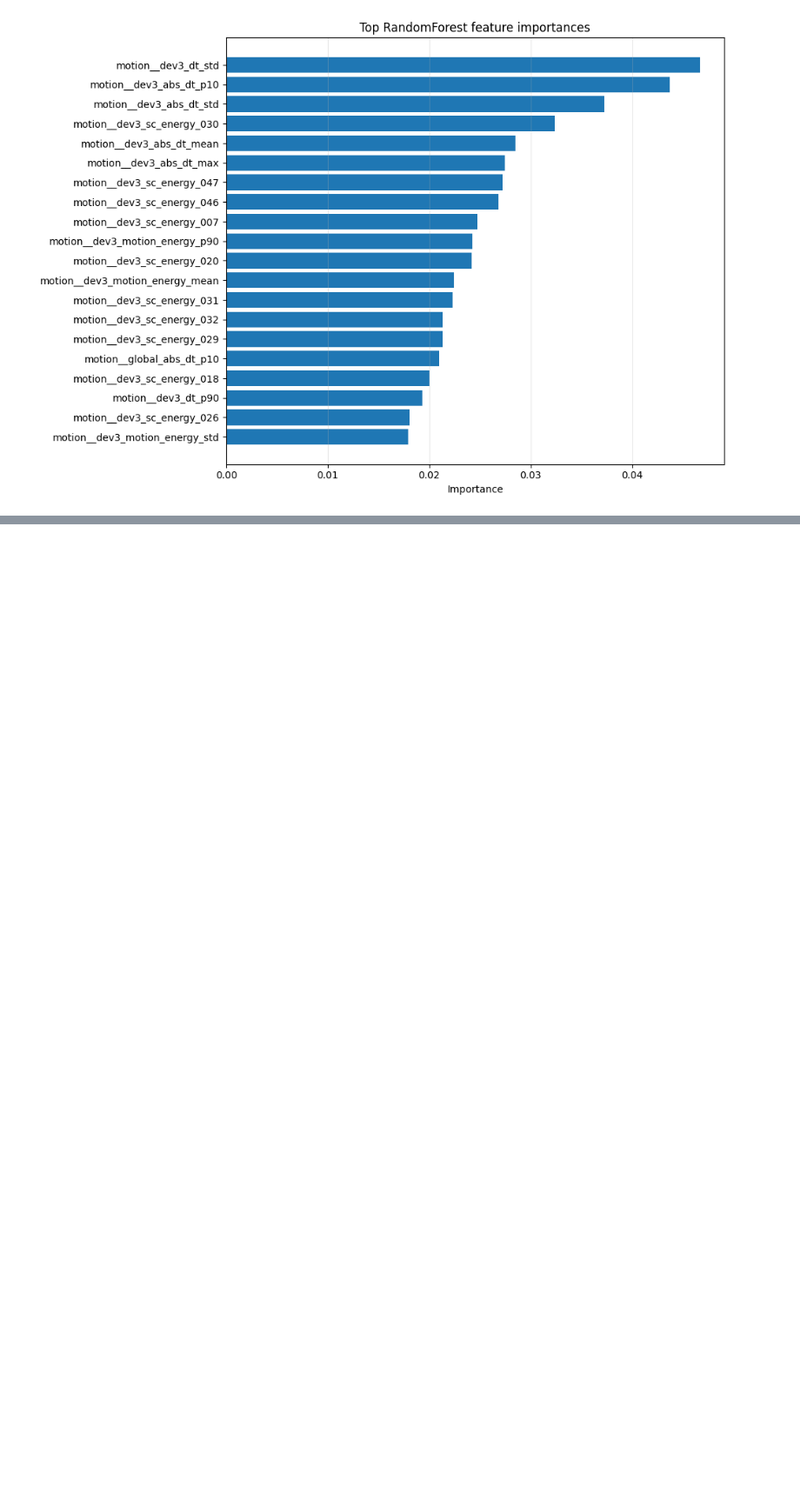
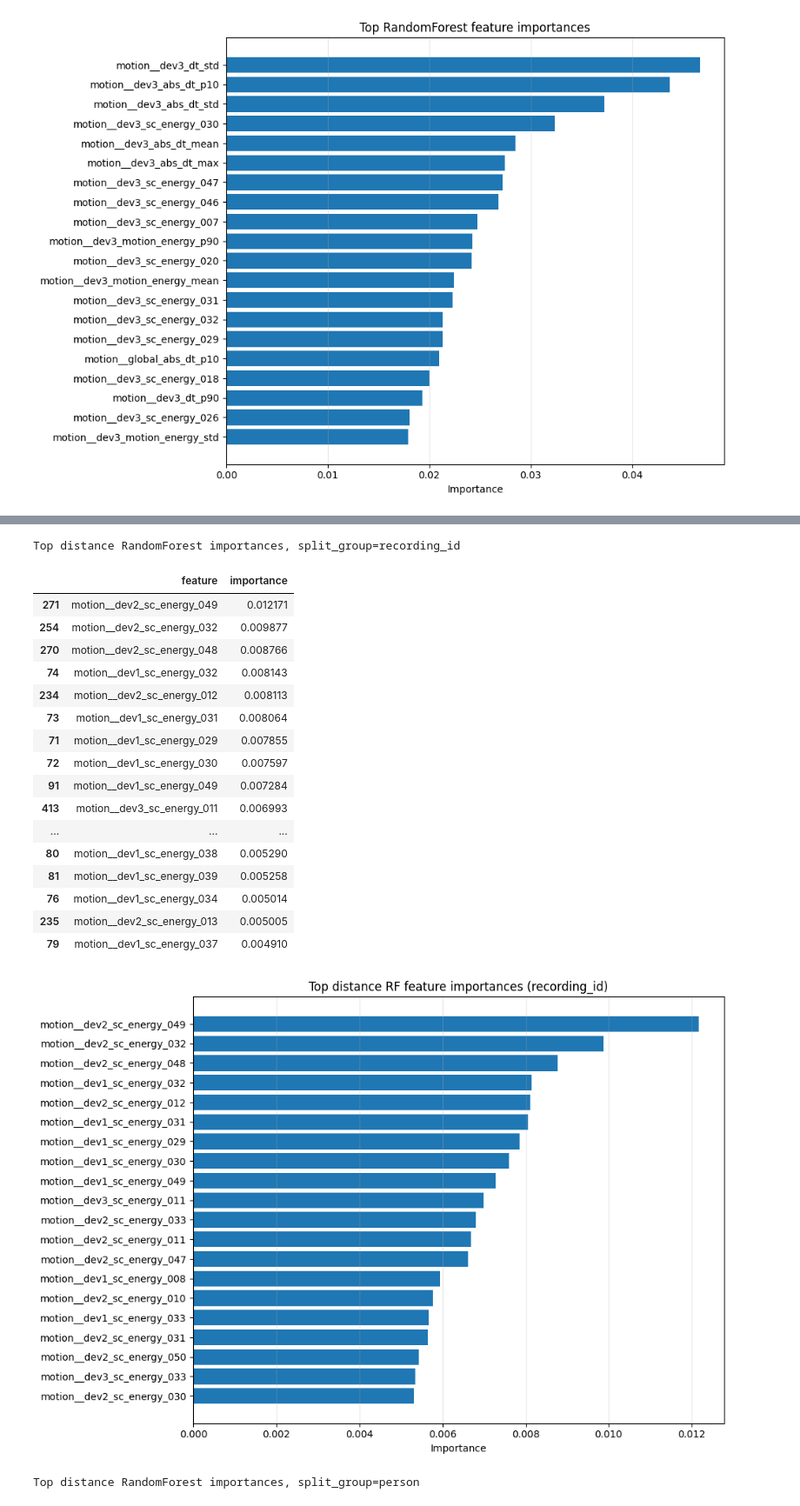
Before and after one commit to Pozovi23/CSI-activity-detection, a Jupyter notebook: experiments_notebooks/wifi-data-experiments.ipynb, the cells around one changed output, grey strips where cells are left out. Shown at 87% size. Drawn from its saved outputs; the diff is of its cells as text; code cells hidden in the pictures; blank space fills up the shorter version.

```diff
--- a/experiments_notebooks/wifi-data-experiments.ipynb
+++ b/experiments_notebooks/wifi-data-experiments.ipynb
@@ -1344,0 +1396,43 @@ RandomForest importance mass by feature group
+# %%
+for split_group, result in distance_results.items():
+    rf_distance = result["fitted_models"].get("random_forest_balanced")
+    if rf_distance is None or not hasattr(rf_distance, "feature_importances_"):
+        continue
+
+    importance_df = pd.DataFrame({
+        "feature": features_dist_ml.columns,
+        "importance": rf_distance.feature_importances_,
+    }).sort_values("importance", ascending=False)
+
+    print(f"Top distance RandomForest importances, split_group={split_group}")
+    display(importance_df.head(25))
+
+    top = importance_df.head(20).iloc[::-1]
+    plt.figure(figsize=(10, 7))
+    plt.barh(top["feature"], top["importance"])
+    plt.title(f"Top distance RF feature importances ({split_group})")
+    plt.xlabel("Importance")
+    plt.grid(axis="x", alpha=0.3)
+    plt.tight_layout()
+    plt.show()
+# %% [output]
+Top distance RandomForest importances, split_group=recording_id
+|  | feature | importance |
+| 271 | motion__dev2_sc_energy_049 | 0.012171 |
+| 254 | motion__dev2_sc_energy_032 | 0.009877 |
+| 270 | motion__dev2_sc_energy_048 | 0.008766 |
+| 74 | motion__dev1_sc_energy_032 | 0.008143 |
+| 234 | motion__dev2_sc_energy_012 | 0.008113 |
+| 73 | motion__dev1_sc_energy_031 | 0.008064 |
+| 71 | motion__dev1_sc_energy_029 | 0.007855 |
+| 72 | motion__dev1_sc_energy_030 | 0.007597 |
+| 91 | motion__dev1_sc_energy_049 | 0.007284 |
+| 413 | motion__dev3_sc_energy_011 | 0.006993 |
+| ... | ... | ... |
+| 80 | motion__dev1_sc_energy_038 | 0.005290 |
+| 81 | motion__dev1_sc_energy_039 | 0.005258 |
+| 76 | motion__dev1_sc_energy_034 | 0.005014 |
+| 235 | motion__dev2_sc_energy_013 | 0.005005 |
+| 79 | motion__dev1_sc_energy_037 | 0.004910 |
+[figure, added]
+Top distance RandomForest importances, split_group=person
```
Also changed, not shown: parts of 16 cells of this notebook, 2 other files.
